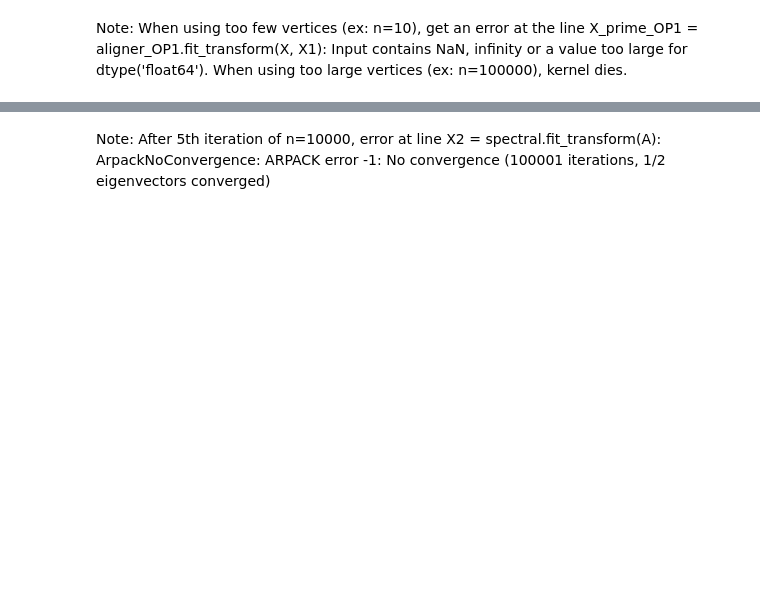
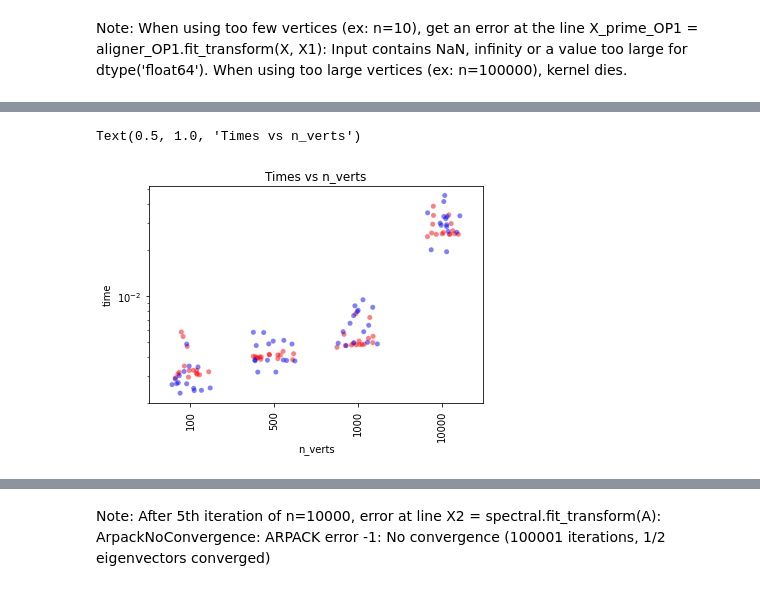
Before and after one commit to neurodata/notebooks, a Jupyter notebook: _notebooks/2021-05-04-spectral-svd.ipynb, the cells around one changed output, grey strips where cells are left out. Drawn from its saved outputs; the diff is of its cells as text; code cells hidden in the pictures; blank space fills up the shorter version.

```diff
--- a/_notebooks/2021-05-04-spectral-svd.ipynb
+++ b/_notebooks/2021-05-04-spectral-svd.ipynb
@@ -179,0 +214,3 @@ plt.savefig('normsASESVD_vs_n_verts.png')
+# %%
+time_ASE_dict = {"time_ASE": time_ASE, "n_verts": total_verts}
+df_time_ASE = pd.DataFrame(data = time_ASE_dict)
@@ -179,0 +220,3 @@ plt.savefig('normsASESVD_vs_n_verts.png')
+# %%
+time_SVD_dict = {"time_SVD": time_SVD, "n_verts": total_verts}
+df_time_SVD = pd.DataFrame(data = time_SVD_dict)
@@ -179,0 +226,27 @@ plt.savefig('normsASESVD_vs_n_verts.png')
+# %%
+ax1 = sns.stripplot(data=df_time_ASE,
+    x="n_verts",
+    y="time_ASE",
+    jitter = 0.25,
+    alpha = 0.5,
+    size=5,
+    color='red'
+)
+
+ax2 = sns.stripplot(data=df_time_SVD,
+    x="n_verts",
+    y="time_SVD",
+    jitter = 0.25,
+    alpha = 0.5,
+    size=5,
+    color='blue'
+)
+ax1.set_yscale('log')
+plt.xticks(rotation='vertical')
+plt.ylabel('time')
+plt.title("Times vs n_verts")
+
+#plt.savefig('csrtimeASESVD_vs_n_verts.png')
+# %% [output]
+Text(0.5, 1.0, 'Times vs n_verts')
+[figure, added]
```
Also changed, not shown: parts of 26 cells of this notebook.
